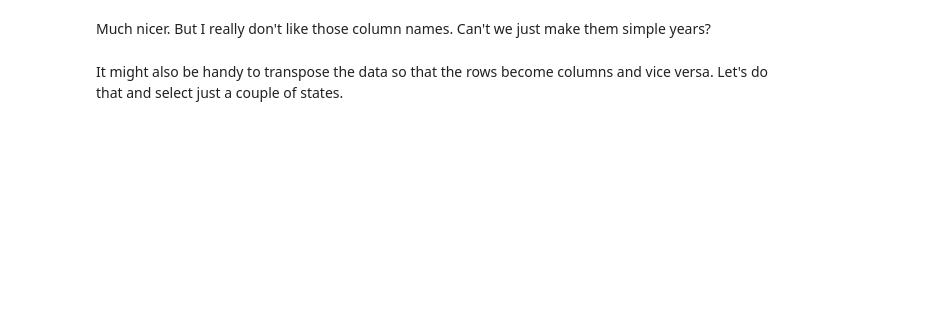
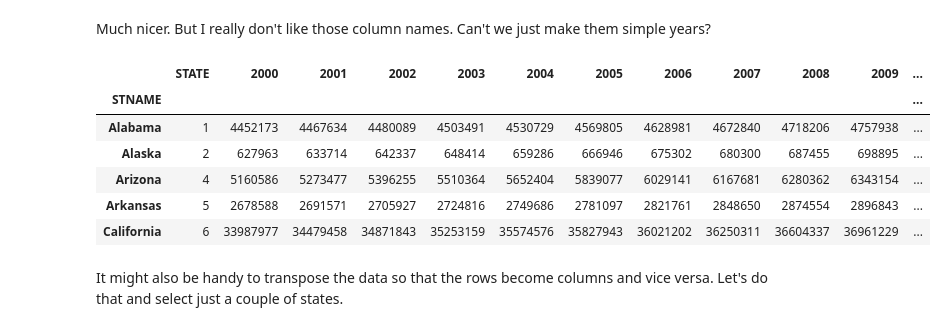
Before and after one commit to waddell/CP255, a Jupyter notebook: 04-pandas/Pandas-DataFrames-Part-2 .ipynb, the cells around one changed output. Cells and saved outputs as stored; diff of their text form; code cells hidden in the pictures; blank space fills up the shorter version.

```diff
--- a/04-pandas/Pandas-DataFrames-Part-2 .ipynb
+++ b/04-pandas/Pandas-DataFrames-Part-2 .ipynb
@@ -269,6 +689,14 @@ stjoin3.columns
 Much nicer.  But I really don't like those column names.  Can't we just make them simple years?
 # %%
 stjoin4 = stjoin3
-stjoin4.columns = list(stjoin3.columns[0:1])+list(range(2000,2017))
+stjoin4.columns = list(stjoin3.columns[0:2])+list(range(2000,2017))
 stjoin4 = stjoin4.set_index('STNAME')
 stjoin4.head()
+# %% [output]
+|  | STATE | 2000 | 2001 | 2002 | 2003 | 2004 | 2005 | 2006 | 2007 | 2008 | 2009 | ... |
+| STNAME |  |  |  |  |  |  |  |  |  |  |  | ... |
+| Alabama | 1 | 4452173 | 4467634 | 4480089 | 4503491 | 4530729 | 4569805 | 4628981 | 4672840 | 4718206 | 4757938 | ... |
+| Alaska | 2 | 627963 | 633714 | 642337 | 648414 | 659286 | 666946 | 675302 | 680300 | 687455 | 698895 | ... |
+| Arizona | 4 | 5160586 | 5273477 | 5396255 | 5510364 | 5652404 | 5839077 | 6029141 | 6167681 | 6280362 | 6343154 | ... |
+| Arkansas | 5 | 2678588 | 2691571 | 2705927 | 2724816 | 2749686 | 2781097 | 2821761 | 2848650 | 2874554 | 2896843 | ... |
+| California | 6 | 33987977 | 34479458 | 34871843 | 35253159 | 35574576 | 35827943 | 36021202 | 36250311 | 36604337 | 36961229 | ... |
```
Also changed, not shown: parts of 63 cells of this notebook, 8 other files.
